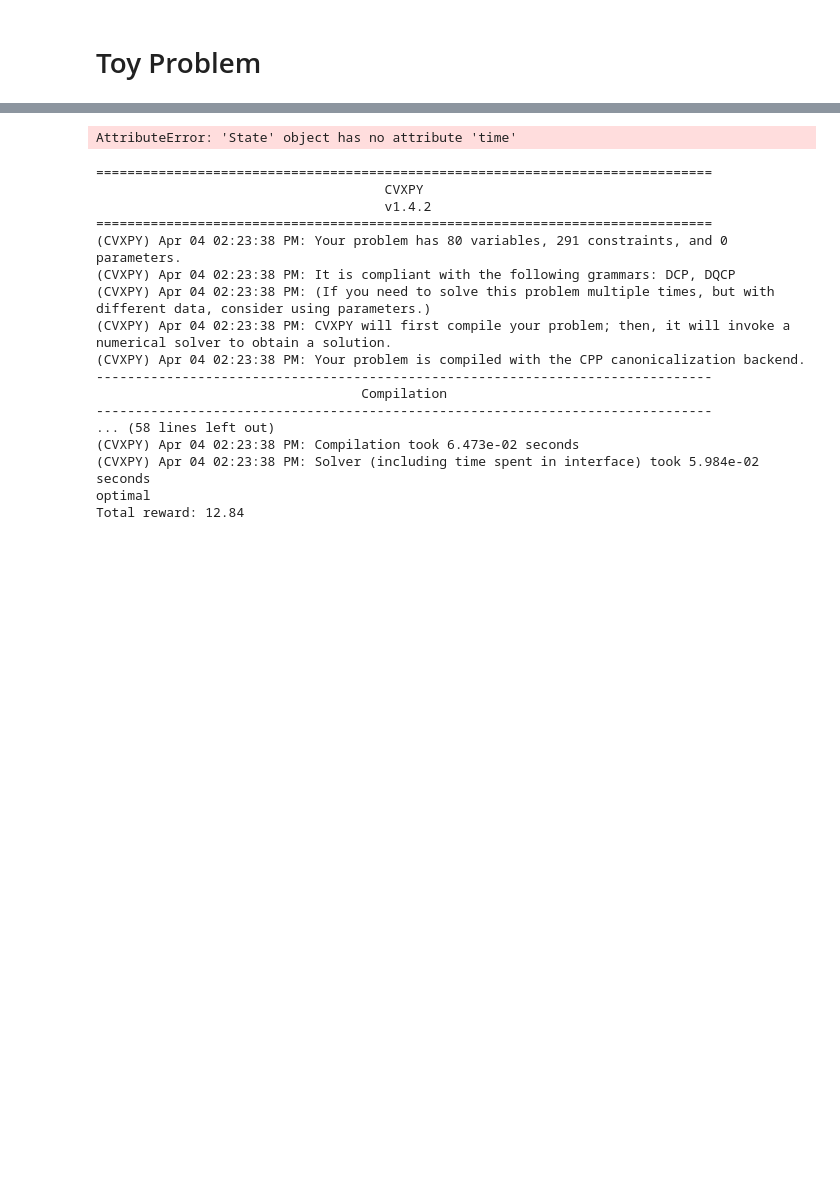
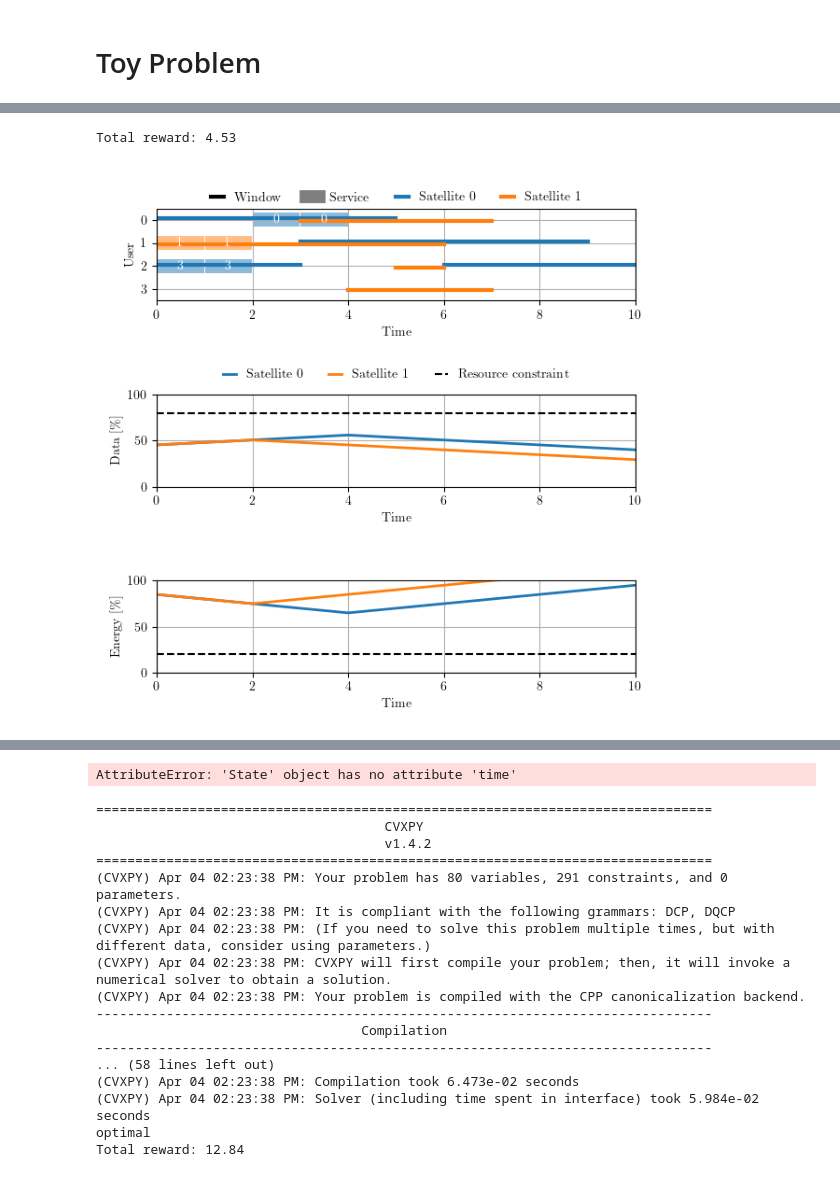
Before and after one commit to Stanford-NavLab/LuPNT, a Jupyter notebook: examples/projects/pnt-scheduling/python/experiment_2.ipynb, the cells around one changed output, grey strips where cells are left out. Saved outputs shown, nothing was run; the diff lists cells and outputs as text; code cells hidden in the pictures; blank space fills up the shorter version.

```diff
--- a/examples/projects/pnt-scheduling/python/experiment_2.ipynb
+++ b/examples/projects/pnt-scheduling/python/experiment_2.ipynb
@@ -127,0 +133,24 @@ old_policy = policy
+# %%
+actions = [
+    Action(satellite_id=0, request=requests[3], start=0., duration=1.),
+    Action(satellite_id=1, request=requests[1], start=0., duration=1.),
+    Action(satellite_id=0, request=requests[3], start=1., duration=1.),
+    Action(satellite_id=1, request=requests[1], start=1., duration=1.),
+    Action(satellite_id=0, request=requests[0], start=2., duration=1.),
+    Action(satellite_id=0, request=requests[0], start=3., duration=1.),
+]
+s = problem.initial_state()
+tmp_policy = []
+for a in actions:
+    tmp_policy.append((s, a))
+    s = problem.transition_function(s, a)
+tmp_policy.append((s, None))
+
+fig, axs = plt.subplots(3, 1, figsize=(6, 6))
+print(f"Total reward: {problem.total_reward(tmp_policy, gamma=gamma):.2f}")
+plotting.plot_requests_service_windows(requests, service_windows, tmp_policy, ax=axs[0])
+plotting.plot_resources(problem, tmp_policy, ax=axs[1:])
+plt.show()
+# %% [output]
+Total reward: 4.53
+[figure, added]
```
Also changed, not shown: parts of 15 cells of this notebook, 2 other files.
